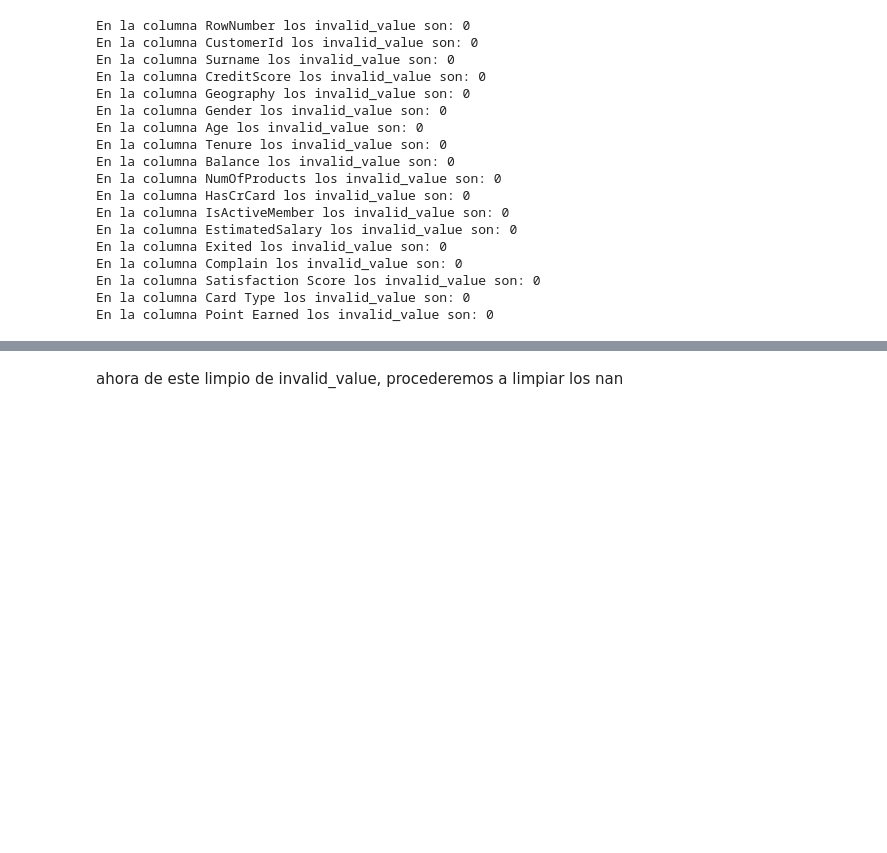
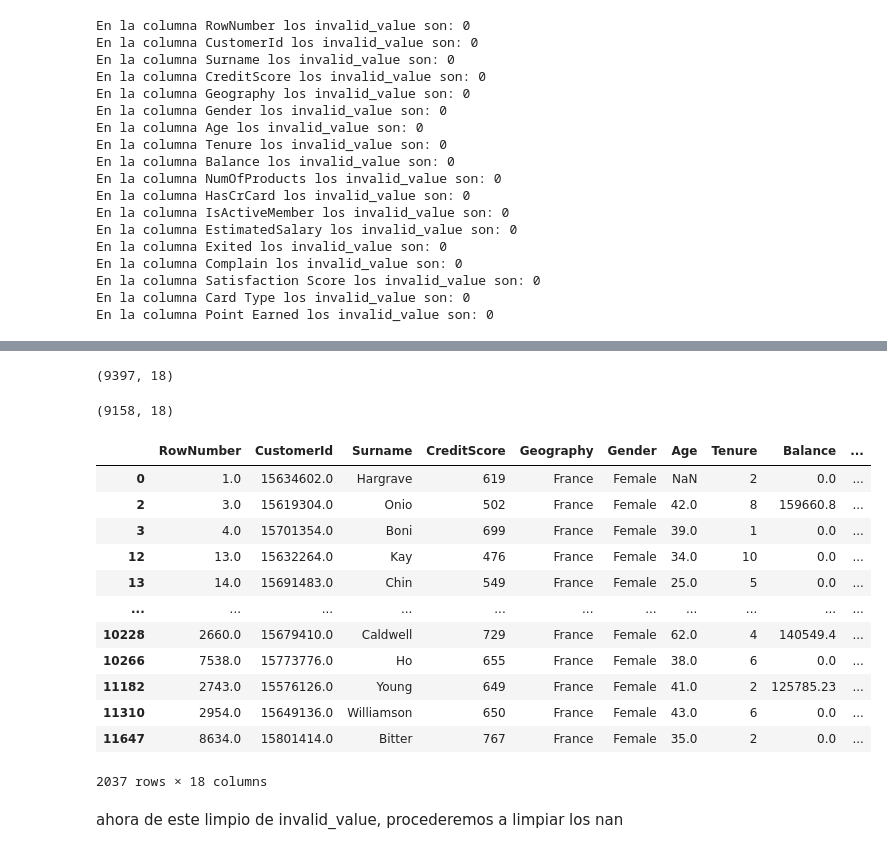
Before and after one commit to jarsmp37/introds, a Jupyter notebook: explor2.ipynb, the cells around one changed output, grey strips where cells are left out. Saved outputs shown, nothing was run; the diff lists cells and outputs as text; code cells hidden in the pictures; blank space fills up the shorter version.

```diff
--- a/explor2.ipynb
+++ b/explor2.ipynb
@@ -424,3 +590,35 @@ En la columna Point Earned los invalid_value son: 0
+# %%
+df10.shape
+# %% [output]
+(9397, 18)
+# %%
+df10=df10[df10['Geography'] != 'invalid_value']
+# %%
+df10=df10[df10['Balance'] != 'invalid_value']
+# %%
+df10.shape
+# %% [output]
+(9158, 18)
+# %%
+df10=df10[df10['Geography'] == 'France']
+# %%
+df10=df10[df10['Gender'] == 'Female']
+# %%
+df10
+# %% [output]
+|  | RowNumber | CustomerId | Surname | CreditScore | Geography | Gender | Age | Tenure | Balance | ... |
+| 0 | 1.0 | 15634602.0 | Hargrave | 619 | France | Female | NaN | 2 | 0.0 | ... |
+| 2 | 3.0 | 15619304.0 | Onio | 502 | France | Female | 42.0 | 8 | 159660.8 | ... |
+| 3 | 4.0 | 15701354.0 | Boni | 699 | France | Female | 39.0 | 1 | 0.0 | ... |
+| 12 | 13.0 | 15632264.0 | Kay | 476 | France | Female | 34.0 | 10 | 0.0 | ... |
+| 13 | 14.0 | 15691483.0 | Chin | 549 | France | Female | 25.0 | 5 | 0.0 | ... |
+| ... | ... | ... | ... | ... | ... | ... | ... | ... | ... | ... |
+| 10228 | 2660.0 | 15679410.0 | Caldwell | 729 | France | Female | 62.0 | 4 | 140549.4 | ... |
+| 10266 | 7538.0 | 15773776.0 | Ho | 655 | France | Female | 38.0 | 6 | 0.0 | ... |
+| 11182 | 2743.0 | 15576126.0 | Young | 649 | France | Female | 41.0 | 2 | 125785.23 | ... |
+| 11310 | 2954.0 | 15649136.0 | Williamson | 650 | France | Female | 43.0 | 6 | 0.0 | ... |
+| 11647 | 8634.0 | 15801414.0 | Bitter | 767 | France | Female | 35.0 | 2 | 0.0 | ... |
+2037 rows × 18 columns
 # %% [markdown]
 ahora de este limpio de invalid_value, procederemos a limpiar los nan
 # %%
```
Also changed, not shown: parts of 16 cells of this notebook, 1 other file.
